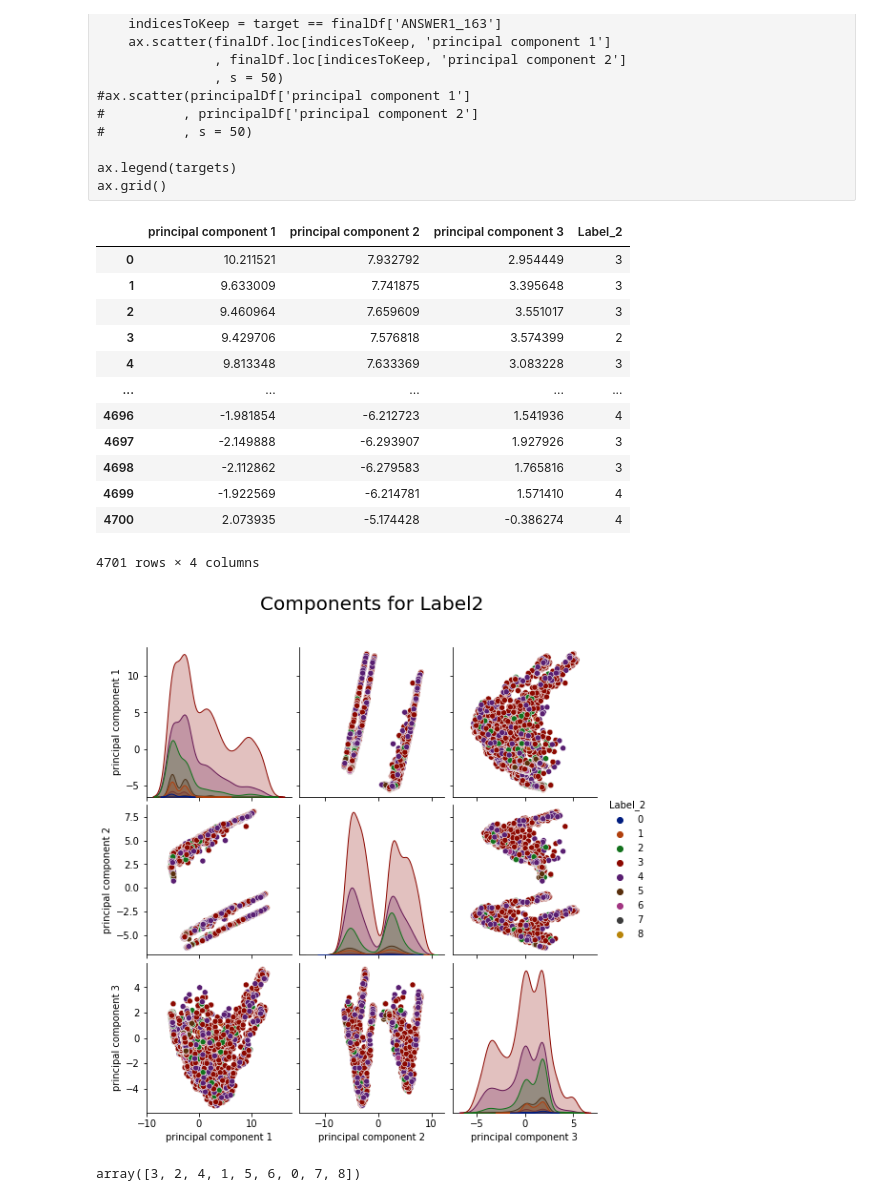
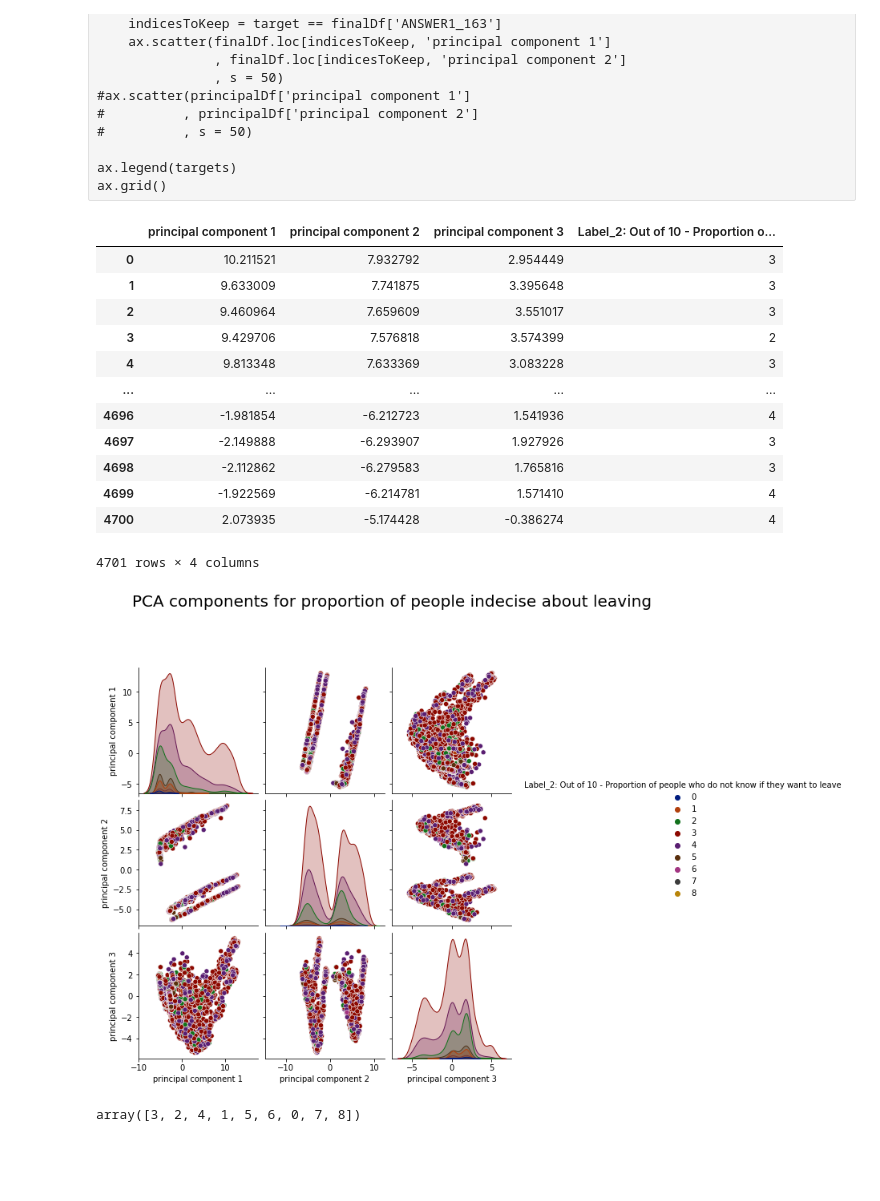
Before and after one commit to Learningchipmunk/CANDEV2022_Mobilit-, a Jupyter notebook: Ponderation-Normalization-PCA-Fig-Label2.ipynb, the cells around one changed output. Drawn from its saved outputs; the diff is of its cells as text; code cells hidden in the pictures; blank space fills up the shorter version.

```diff
--- a/Ponderation-Normalization-PCA-Fig-Label2.ipynb
+++ b/Ponderation-Normalization-PCA-Fig-Label2.ipynb
@@ -106,7 +106,7 @@ for col in percentages_columns:
 #define label with label=['name of column']
 X_train = normalized_percentages_df.drop(labels=label_columns, axis=1)
 #y_train = normalized_ponderated_df[label_columns]
-y_train=Label_2.rename('Label_2')
+y_train=Label_2.rename('Label_2: Out of 10 - Proportion of people who do not know if they want to leave')
 X_train.isin([np.inf, -np.inf]).describe()
 # %% [output]
 |  | ID | ANSWER1_101 | ANSWER2_101 | ANSWER3_101 | ANSWER4_101 | ANSWER5_101 | ANSWER6_101 | ANSWER7_101 | ... |
@@ -204,7 +204,7 @@ colors = list(red.range_to(Color("red"),11))
 # %%
 finalDf
 # %% [output]
-|  | principal component 1 | principal component 2 | principal component 3 | Label_2 |
+|  | principal component 1 | principal component 2 | principal component 3 | Label_2: Out of 10 - Proportion o... |
 | 0 | 10.211521 | 7.932792 | 2.954449 | 3 |
 | 1 | 9.633009 | 7.741875 | 3.395648 | 3 |
 | 2 | 9.460964 | 7.659609 | 3.551017 | 3 |
@@ -220,17 +220,19 @@ finalDf
 # %%
 #sns.set(color_codes=True)
 #sns.set_palette("Blues")
 
 #fig = plt.figure(figsize = (8,8))
 #ax = fig.add_subplot(1,1,1)
 #ax.legend("ANSWER1_163")
 #ax.grid()
 
-plot = sns.pairplot(finalDf, hue="Label_2", palette="dark")#Spectral
-plot.fig.suptitle("Components for Label2", size=20, y=1.08)
-plt.savefig("Results/Components_for_Label2.png")
+plot = sns.pairplot(finalDf, hue="Label_2: Out of 10 - Proportion of people who do not know if they want to leave", palette="dark")#Spectral
+#plot.fig.suptitle("Components for Label2", size=20, y=1.08)
+
+plt.title("PCA components for proportion of people indecise about leaving", y=2.5, x=0, size=20)
+plt.savefig("Results/Components_for_Label2.png",  bbox_inches="tight")
 # %% [output]
-[figure, old version]
+[figure, new version]
 # %%
 y_train.unique()
 # %% [output]
```
Also changed, not shown: parts of 2 cells of this notebook, 3 other files.
